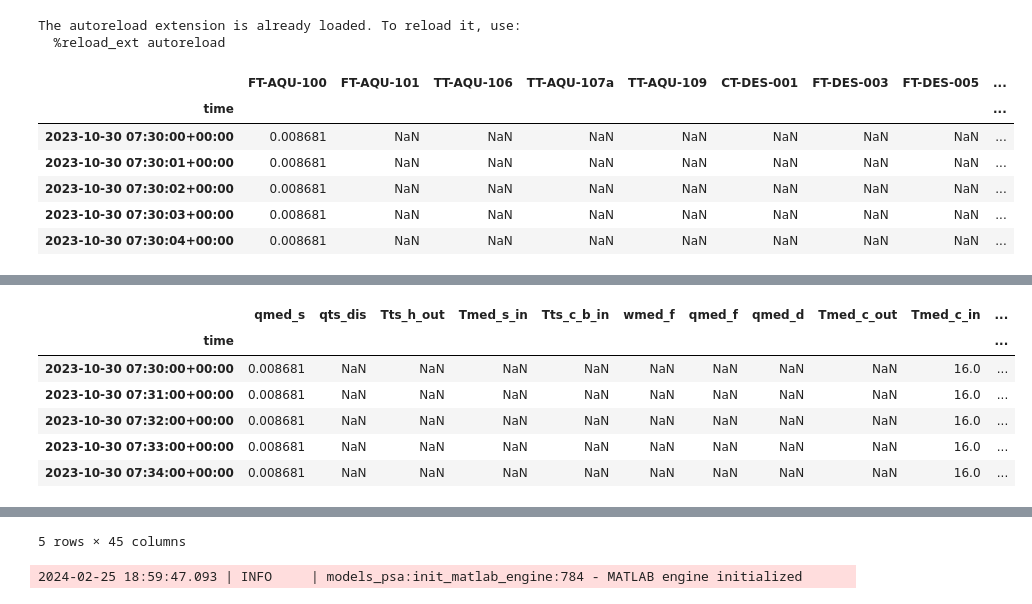
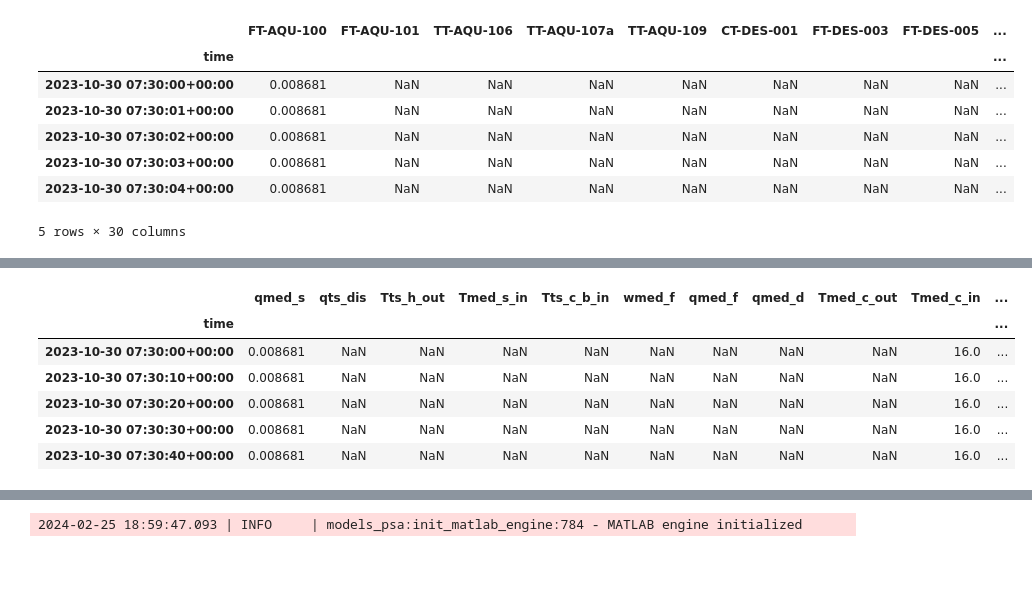
Before and after one commit to juan11iguel/SolarMED, a Jupyter notebook: test_combined_model2.ipynb, the cells around one changed output, grey strips where cells are left out. Drawn from its saved outputs; the diff is of its cells as text; code cells hidden in the pictures; blank space fills up the shorter version.

```diff
--- a/test_combined_model2.ipynb
+++ b/test_combined_model2.ipynb
@@ -40,7 +40,7 @@ filename_process_data2 = '20231030_MED.csv'
 # Resample figures using plotly_resampler
 resample_figures = False
 
-sample_rate = '60s'
+sample_rate = '10s'
 sample_rate_numeric = int(sample_rate[:-1])
 
 # Parameters
@@ -99,12 +99,11 @@ logger.info(f'Removed up to row {start_idx} to filter NaN values in thermal stor
 
 display(df.head())
 # %% [output]
+|  | FT-AQU-100 | FT-AQU-101 | TT-AQU-106 | TT-AQU-107a | TT-AQU-109 | CT-DES-001 | FT-DES-003 | FT-DES-005 | ... |
+| time |  |  |  |  |  |  |  |  | ... |
+| 2023-10-30 07:30:00+00:00 | 0.008681 | NaN | NaN | NaN | NaN | NaN | NaN | NaN | ... |
+| 2023-10-30 07:30:01+00:00 | 0.008681 | NaN | NaN | NaN | NaN | NaN | NaN | NaN | ... |
+| 2023-10-30 07:30:02+00:00 | 0.008681 | NaN | NaN | NaN | NaN | NaN | NaN | NaN | ... |
+| 2023-10-30 07:30:03+00:00 | 0.008681 | NaN | NaN | NaN | NaN | NaN | NaN | NaN | ... |
+| 2023-10-30 07:30:04+00:00 | 0.008681 | NaN | NaN | NaN | NaN | NaN | NaN | NaN | ... |
-The autoreload extension is already loaded. To reload it, use:
-  %reload_ext autoreload
+5 rows × 30 columns
-|  | FT-AQU-100 | FT-AQU-101 | TT-AQU-106 | TT-AQU-107a | TT-AQU-109 | CT-DES-001 | FT-DES-003 | FT-DES-005 | ... |
-| time |  |  |  |  |  |  |  |  | ... |
-| 2023-10-30 07:30:00+00:00 | 0.008681 | NaN | NaN | NaN | NaN | NaN | NaN | NaN | ... |
-| 2023-10-30 07:30:01+00:00 | 0.008681 | NaN | NaN | NaN | NaN | NaN | NaN | NaN | ... |
-| 2023-10-30 07:30:02+00:00 | 0.008681 | NaN | NaN | NaN | NaN | NaN | NaN | NaN | ... |
-| 2023-10-30 07:30:03+00:00 | 0.008681 | NaN | NaN | NaN | NaN | NaN | NaN | NaN | ... |
-| 2023-10-30 07:30:04+00:00 | 0.008681 | NaN | NaN | NaN | NaN | NaN | NaN | NaN | ... |
@@ -111,0 +123,7 @@ The autoreload extension is already loaded. To reload it, use:
+|  | qmed_s | qts_dis | Tts_h_out | Tmed_s_in | Tts_c_b_in | wmed_f | qmed_f | qmed_d | Tmed_c_out | Tmed_c_in | ... |
+| time |  |  |  |  |  |  |  |  |  |  | ... |
+| 2023-10-30 07:30:00+00:00 | 0.008681 | NaN | NaN | NaN | NaN | NaN | NaN | NaN | NaN | 16.0 | ... |
+| 2023-10-30 07:30:10+00:00 | 0.008681 | NaN | NaN | NaN | NaN | NaN | NaN | NaN | NaN | 16.0 | ... |
+| 2023-10-30 07:30:20+00:00 | 0.008681 | NaN | NaN | NaN | NaN | NaN | NaN | NaN | NaN | 16.0 | ... |
+| 2023-10-30 07:30:30+00:00 | 0.008681 | NaN | NaN | NaN | NaN | NaN | NaN | NaN | NaN | 16.0 | ... |
+| 2023-10-30 07:30:40+00:00 | 0.008681 | NaN | NaN | NaN | NaN | NaN | NaN | NaN | NaN | 16.0 | ... |
@@ -125,7 +130,0 @@ The autoreload extension is already loaded. To reload it, use:
-|  | qmed_s | qts_dis | Tts_h_out | Tmed_s_in | Tts_c_b_in | wmed_f | qmed_f | qmed_d | Tmed_c_out | Tmed_c_in | ... |
-| time |  |  |  |  |  |  |  |  |  |  | ... |
-| 2023-10-30 07:30:00+00:00 | 0.008681 | NaN | NaN | NaN | NaN | NaN | NaN | NaN | NaN | 16.0 | ... |
-| 2023-10-30 07:31:00+00:00 | 0.008681 | NaN | NaN | NaN | NaN | NaN | NaN | NaN | NaN | 16.0 | ... |
-| 2023-10-30 07:32:00+00:00 | 0.008681 | NaN | NaN | NaN | NaN | NaN | NaN | NaN | NaN | 16.0 | ... |
-| 2023-10-30 07:33:00+00:00 | 0.008681 | NaN | NaN | NaN | NaN | NaN | NaN | NaN | NaN | 16.0 | ... |
-| 2023-10-30 07:34:00+00:00 | 0.008681 | NaN | NaN | NaN | NaN | NaN | NaN | NaN | NaN | 16.0 | ... |
@@ -157,4 +156,3 @@ The autoreload extension is already loaded. To reload it, use:
-5 rows × 45 columns
 # %%
 from models_psa import calculate_aux_variables, calculate_powers_solar_field, calculate_powers_thermal_storage
 
```
Also changed, not shown: parts of 1 cell of this notebook, 34 other files.
